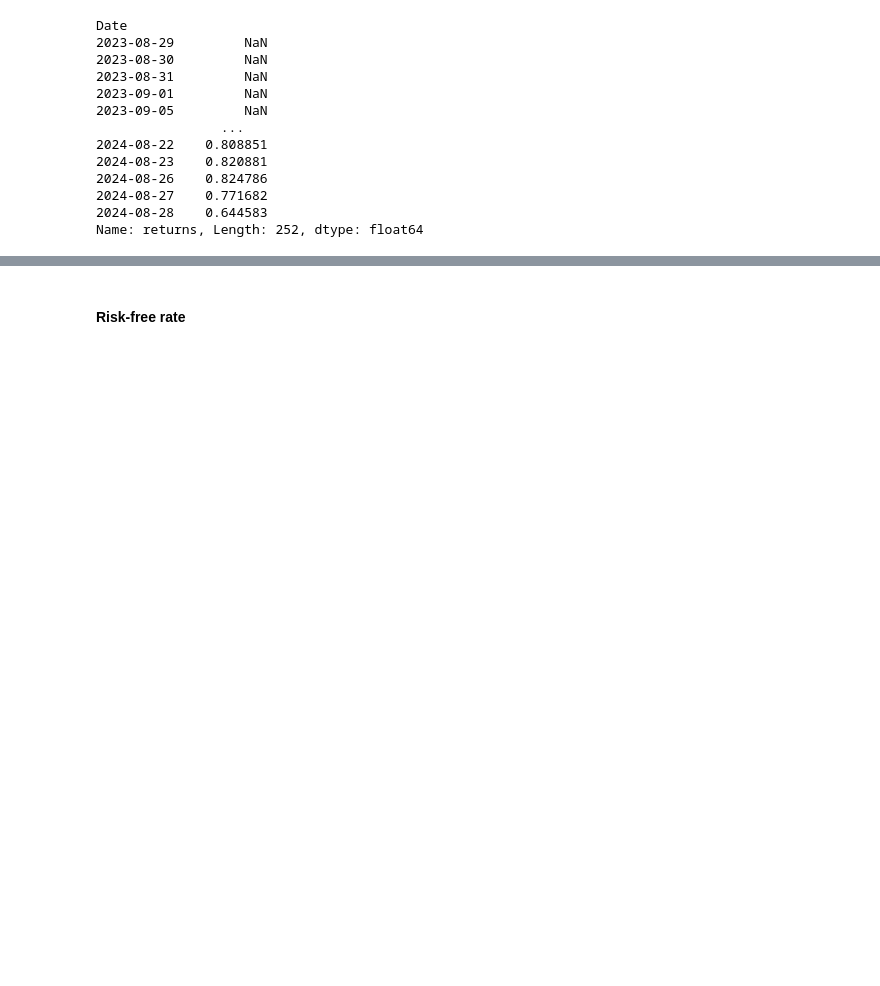
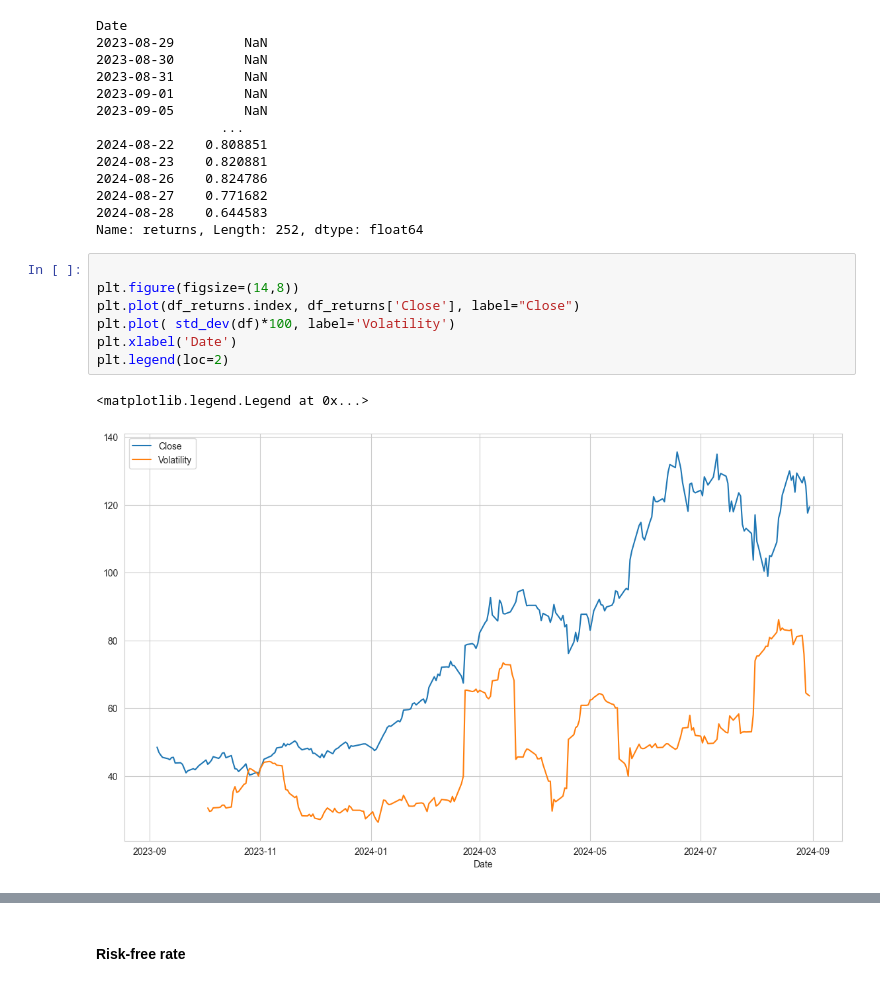
Before and after one commit to shaliniscode/option-pricing, a Jupyter notebook: Black_scholes_model.ipynb, the cells around one changed output, grey strips where cells are left out. Drawn from its saved outputs; the diff is of its cells as text; blank space fills up the shorter version.

Commit message:
updated volatility function in Black_schloes file

```diff
--- a/Black_scholes_model.ipynb
+++ b/Black_scholes_model.ipynb
@@ -288,3 +286,13 @@ Date
 2024-08-27    0.771682
 2024-08-28    0.644583
 Name: returns, Length: 252, dtype: float64
+# %%
+
+plt.figure(figsize=(14,8))
+plt.plot(df_returns.index, df_returns['Close'], label="Close")
+plt.plot( std_dev(df)*100, label='Volatility')
+plt.xlabel('Date')
+plt.legend(loc=2)
+# %% [output]
+<matplotlib.legend.Legend at 0x...>
+[figure, added]
```
Also changed, not shown: parts of 20 cells of this notebook, 1 other file.
